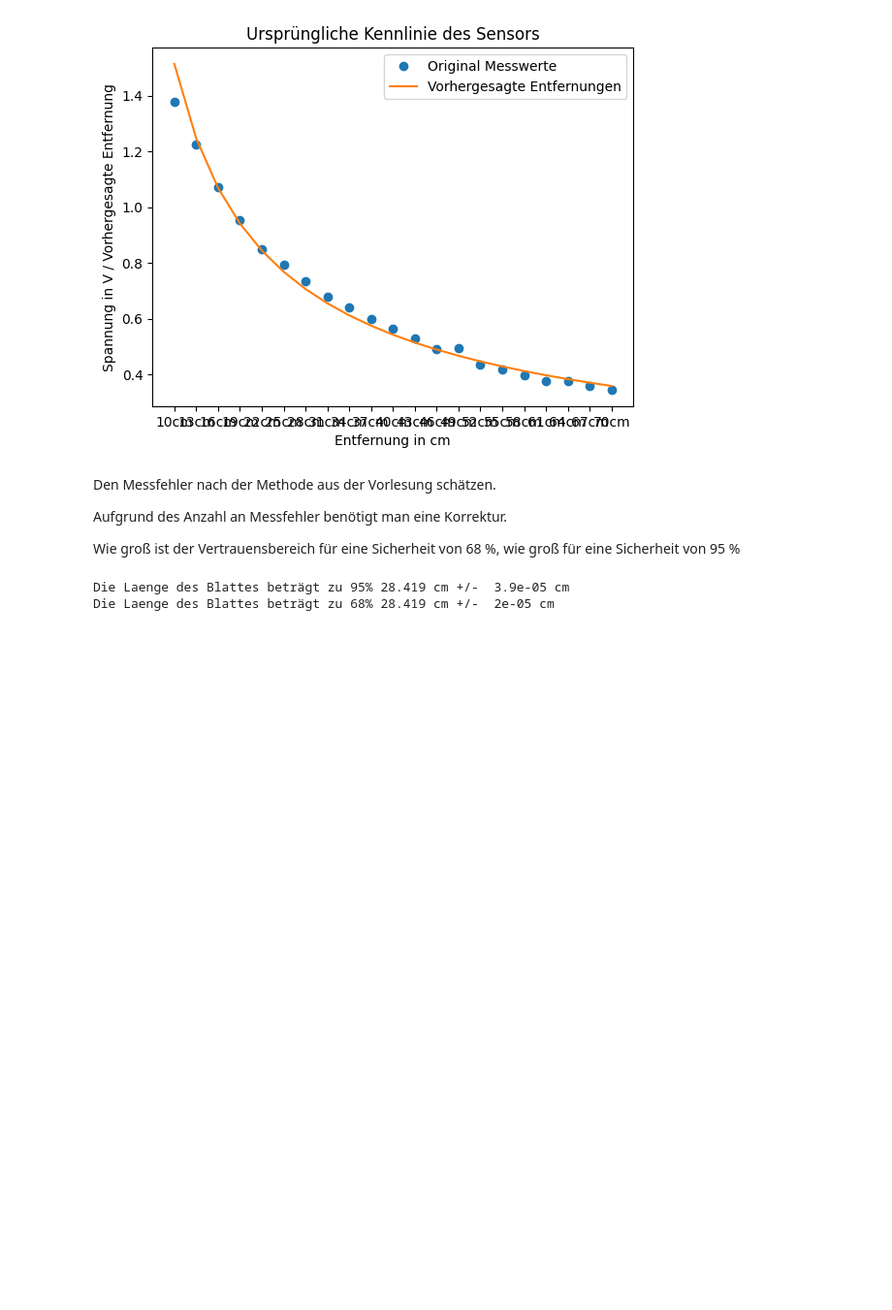
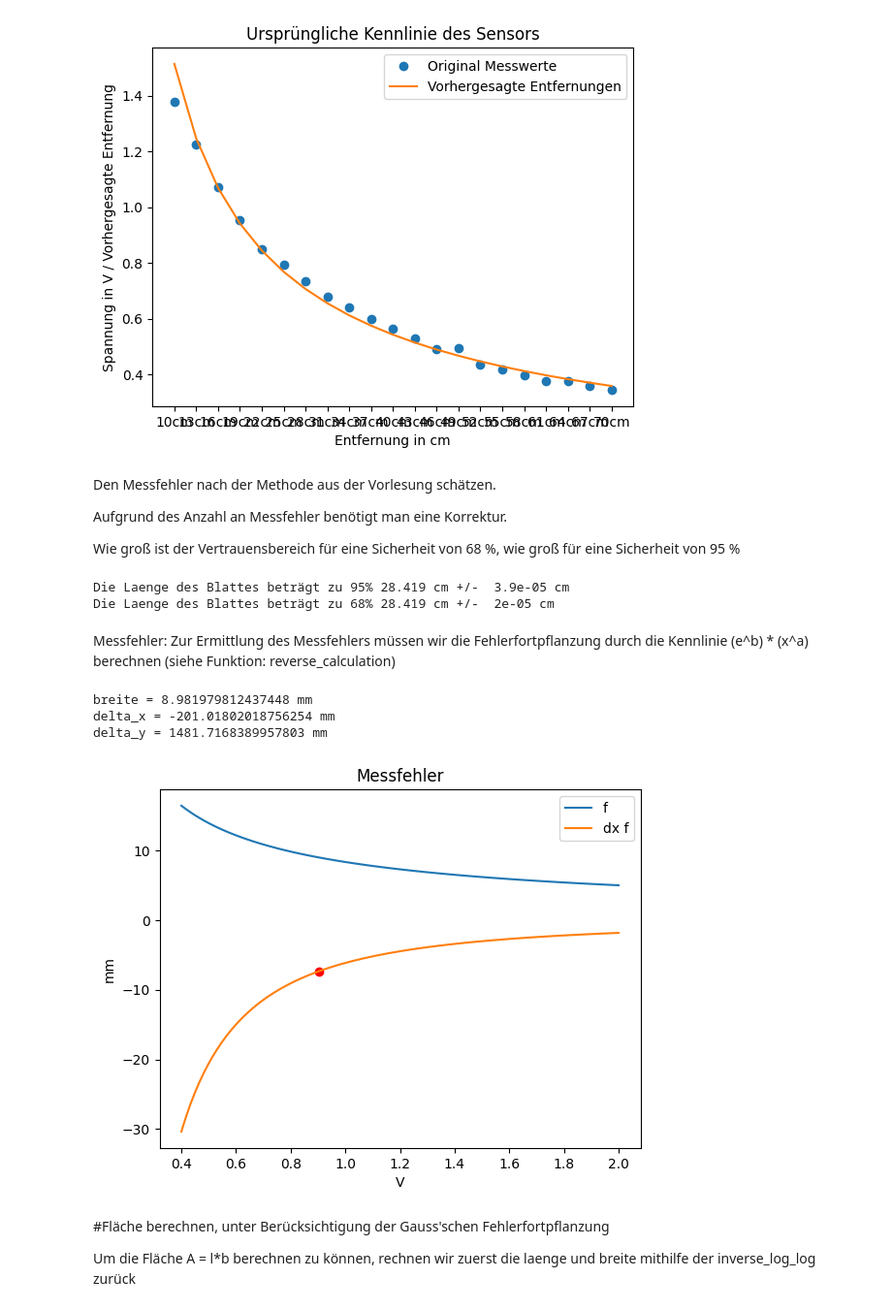
Before and after one commit to hermandi21/SignaleSystemeSensoren, a Jupyter notebook: Aufgabe01/aufgabe1.ipynb, the cells around one changed output. Shown at 97% size. Saved outputs shown, nothing was run; the diff lists cells and outputs as text; code cells hidden in the pictures; blank space fills up the shorter version.

```diff
--- a/Aufgabe01/aufgabe1.ipynb
+++ b/Aufgabe01/aufgabe1.ipynb
@@ -129,11 +125,21 @@ Wie groß ist der Vertrauensbereich für eine Sicherheit von 68 %, wie groß fü
 # %%
 def get_distance(y):
     return np.power(np.power(math.e, -b) * y, 1 / a)
+
+#Ist get_distance das gleiche wie reverse_calculation?
+
+#Kennlinie e^b * x^a
+def reverse_calculation(x):
+    return np.exp(b) * x ** a
 
 def read_file(x):
     return np.genfromtxt(
         (replace_dot(x) for x in open(f"/home/hermandi/Schreibtisch/hochschule/AIN3.1/SSS/githubSSS/Aufgabe01/{x}")),
         delimiter=';', skip_header=100, usecols=(1))
+
+#Diese Funktion dx_messung(x) berechnet die Ableitung der Rücktransformation
+def dx_messung(x):
+    return a * np.exp(b) * x**(a-1)
 
 
 def calculate_std_mean(length_data):
@@ -150,11 +156,12 @@ def calculate_std_mean(length_data):
 
     return std_dev_mittelwert
 
-
-
 length_data = read_file("Blatt/blattL.csv")
 length_mean = np.mean(length_data)
 length_std = calculate_std_mean(length_data)
+
+length_data = read_file("Blatt/blattB.csv")
+breite_mean = np.mean(length_data)
 
 #Konfidenzintervall 95 % (1.98 Sigma)
 print(
@@ -165,3 +172,37 @@ print(
 # %% [output]
 Die Laenge des Blattes beträgt zu 95% 28.419 cm +/-  3.9e-05 cm
 Die Laenge des Blattes beträgt zu 68% 28.419 cm +/-  2e-05 cm
+# %% [markdown]
+Messfehler:
+Zur Ermittlung des Messfehlers müssen wir die Fehlerfortpflanzung durch die Kennlinie (e^b) * (x^a) berechnen (siehe Funktion: reverse_calculation)
+# %%
+x = breite_mean
+#x = paper_length_mean
+measured_breite = reverse_calculation(x)
+print("breite =", measured_breite, "mm")
+
+delta_x = measured_breite - 210
+print("delta_x =", delta_x, "mm")
+
+delta_y = dx_messung(x) * delta_x
+print("delta_y =", delta_y, "mm")
+
+plt.figure()
+plt.title("Messfehler")
+plt.ylabel("mm")
+plt.xlabel("V")
+xc = np.linspace(0.4, 2, 100)
+plt.plot(xc, reverse_calculation(xc), label="f")
+plt.plot(xc, dx_messung(xc), label="dx f")
+plt.scatter(x, dx_messung(x), color='r')
+plt.legend()
+plt.show()
+# %% [output]
+breite = 8.981979812437448 mm
+delta_x = -201.01802018756254 mm
+delta_y = 1481.7168389957803 mm
+[figure, added]
+# %% [markdown]
+#Fläche berechnen, unter Berücksichtigung der Gauss'schen Fehlerfortpflanzung
+
+Um die Fläche A = l*b berechnen zu können, rechnen wir zuerst die laenge und breite mithilfe der inverse_log_log zurück
```
Also changed, not shown: parts of 3 cells of this notebook.
